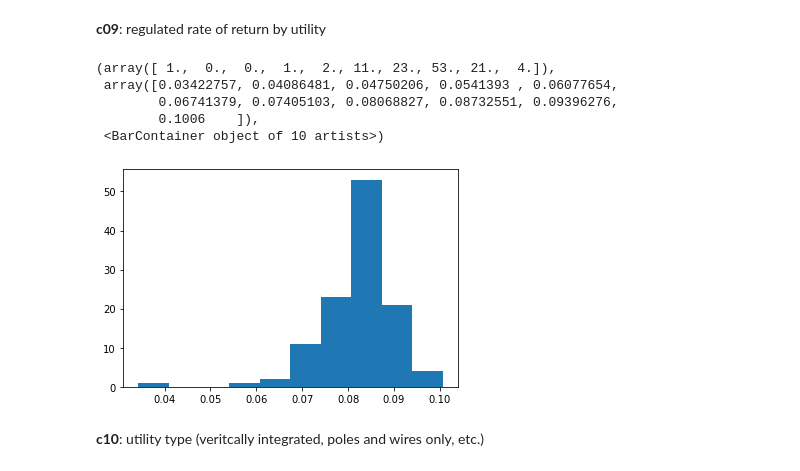
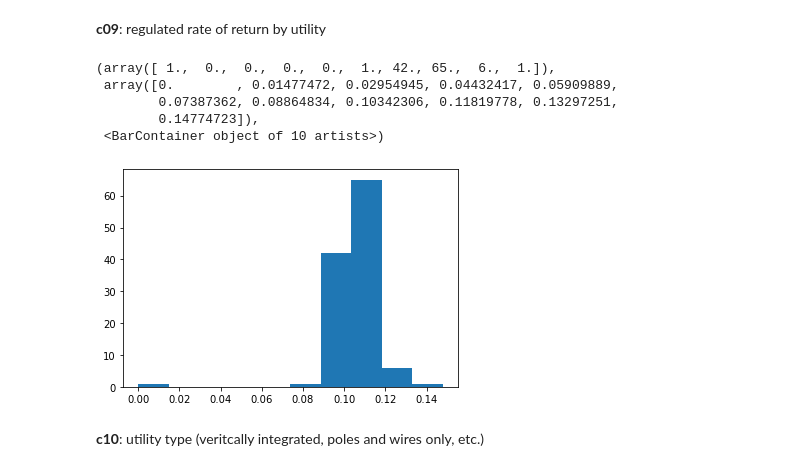
Before and after one commit to 2elle2/rmi-project, a Jupyter notebook: model/30_feature_engineering_v1.ipynb, the cells around one changed output. Drawn from its saved outputs; the diff is of its cells as text; code cells hidden in the pictures.

Commit message:
Changed ROR type from ROR on rate base to ROR on equity

```diff
--- a/model/30_feature_engineering_v1.ipynb
+++ b/model/30_feature_engineering_v1.ipynb
@@ -412,6 +412,6 @@ sum_bills_df
 # %% [markdown]
 #### Prepare DataFrame for Utility Info
 # %%
-utility_info_df = data_after_2010_df[['respondent_id', 'utype', 'ror']].groupby(by=['respondent_id']).first().reset_index()
+utility_info_df = data_after_2010_df[['respondent_id', 'utype', 'roe']].groupby(by=['respondent_id']).first().reset_index()
 utility_info_df.head(10)
 # %% [output]
@@ -581,15 +581,15 @@ plt.hist(x08_regulatory_rps_target)
 # %% [markdown]
 __c09__: regulated rate of return by utility
 # %%
-x09_regulated_rate_of_return = utility_info_df['ror']
+x09_regulated_rate_of_return = utility_info_df['roe']
 plt.hist(x09_regulated_rate_of_return)
 # %% [output]
-(array([ 1.,  0.,  0.,  1.,  2., 11., 23., 53., 21.,  4.]),
- array([0.03422757, 0.04086481, 0.04750206, 0.0541393 , 0.06077654,
-        0.06741379, 0.07405103, 0.08068827, 0.08732551, 0.09396276,
-        0.1006    ]),
+(array([ 1.,  0.,  0.,  0.,  0.,  1., 42., 65.,  6.,  1.]),
+ array([0.        , 0.01477472, 0.02954945, 0.04432417, 0.05909889,
+        0.07387362, 0.08864834, 0.10342306, 0.11819778, 0.13297251,
+        0.14774723]),
  <BarContainer object of 10 artists>)
-[figure, old version]
+[figure, new version]
 # %% [markdown]
 __c10__: utility type (veritcally integrated, poles and wires only, etc.)
 # %%
```
Also changed, not shown: parts of 4 cells of this notebook, 13 other files.
